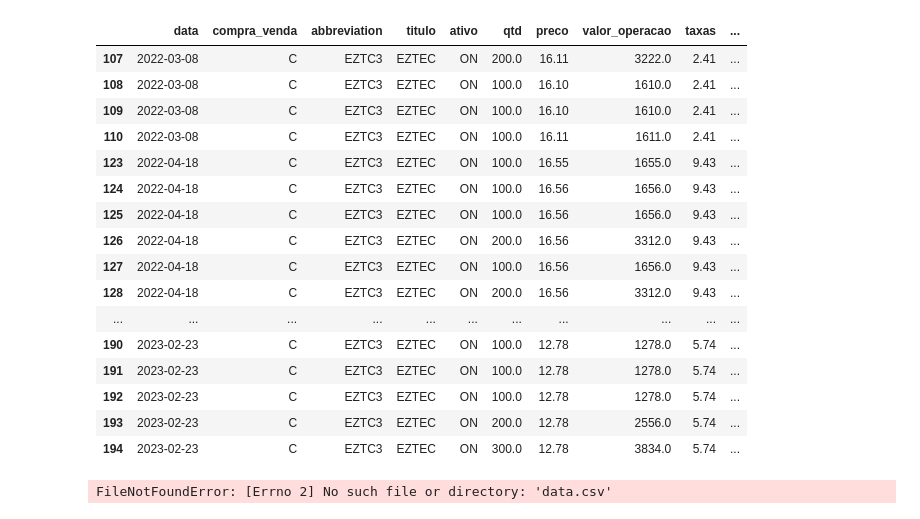
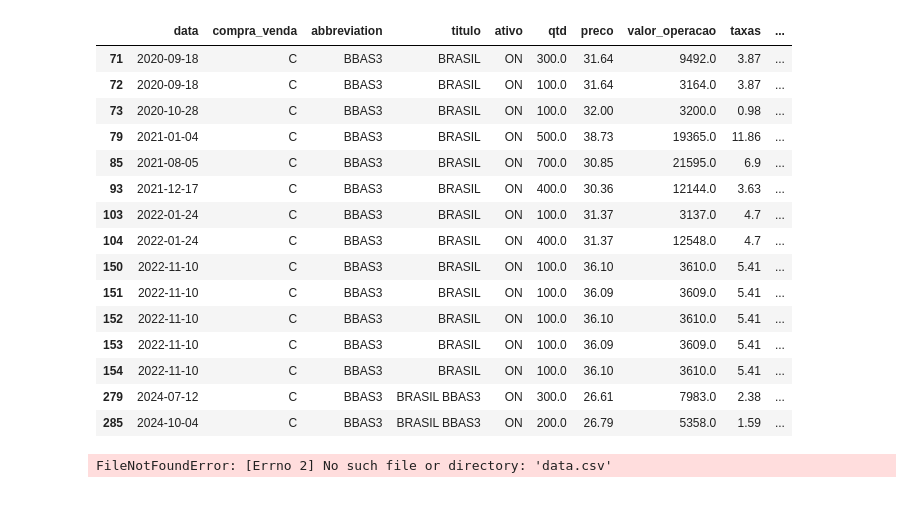
Before and after one commit to dokawa/lion-weapon, a Jupyter notebook: notebook.ipynb, the cells around one changed output. Cells and saved outputs as stored; diff of their text form; code cells hidden in the pictures.

```diff
--- a/notebook.ipynb
+++ b/notebook.ipynb
@@ -51,25 +51,24 @@ df
 | 7 | VALE3 | 67.311278 | 1800.0 |
 | 8 | WEGE3 | 29.724836 | 1700.0 |
 # %%
-raw_df[raw_df.abbreviation == "EZTC3"].head(50)
+raw_df[raw_df.abbreviation == "BBAS3"].head(50)
 # %% [output]
 |  | data | compra_venda | abbreviation | titulo | ativo | qtd | preco | valor_operacao | taxas | ... |
-| 107 | 2022-03-08 | C | EZTC3 | EZTEC | ON | 200.0 | 16.11 | 3222.0 | 2.41 | ... |
-| 108 | 2022-03-08 | C | EZTC3 | EZTEC | ON | 100.0 | 16.10 | 1610.0 | 2.41 | ... |
-| 109 | 2022-03-08 | C | EZTC3 | EZTEC | ON | 100.0 | 16.10 | 1610.0 | 2.41 | ... |
-| 110 | 2022-03-08 | C | EZTC3 | EZTEC | ON | 100.0 | 16.11 | 1611.0 | 2.41 | ... |
-| 123 | 2022-04-18 | C | EZTC3 | EZTEC | ON | 100.0 | 16.55 | 1655.0 | 9.43 | ... |
-| 124 | 2022-04-18 | C | EZTC3 | EZTEC | ON | 100.0 | 16.56 | 1656.0 | 9.43 | ... |
-| 125 | 2022-04-18 | C | EZTC3 | EZTEC | ON | 100.0 | 16.56 | 1656.0 | 9.43 | ... |
-| 126 | 2022-04-18 | C | EZTC3 | EZTEC | ON | 200.0 | 16.56 | 3312.0 | 9.43 | ... |
-| 127 | 2022-04-18 | C | EZTC3 | EZTEC | ON | 100.0 | 16.56 | 1656.0 | 9.43 | ... |
-| 128 | 2022-04-18 | C | EZTC3 | EZTEC | ON | 200.0 | 16.56 | 3312.0 | 9.43 | ... |
-| ... | ... | ... | ... | ... | ... | ... | ... | ... | ... | ... |
-| 190 | 2023-02-23 | C | EZTC3 | EZTEC | ON | 100.0 | 12.78 | 1278.0 | 5.74 | ... |
-| 191 | 2023-02-23 | C | EZTC3 | EZTEC | ON | 100.0 | 12.78 | 1278.0 | 5.74 | ... |
-| 192 | 2023-02-23 | C | EZTC3 | EZTEC | ON | 100.0 | 12.78 | 1278.0 | 5.74 | ... |
-| 193 | 2023-02-23 | C | EZTC3 | EZTEC | ON | 200.0 | 12.78 | 2556.0 | 5.74 | ... |
-| 194 | 2023-02-23 | C | EZTC3 | EZTEC | ON | 300.0 | 12.78 | 3834.0 | 5.74 | ... |
+| 71 | 2020-09-18 | C | BBAS3 | BRASIL | ON | 300.0 | 31.64 | 9492.0 | 3.87 | ... |
+| 72 | 2020-09-18 | C | BBAS3 | BRASIL | ON | 100.0 | 31.64 | 3164.0 | 3.87 | ... |
+| 73 | 2020-10-28 | C | BBAS3 | BRASIL | ON | 100.0 | 32.00 | 3200.0 | 0.98 | ... |
+| 79 | 2021-01-04 | C | BBAS3 | BRASIL | ON | 500.0 | 38.73 | 19365.0 | 11.86 | ... |
+| 85 | 2021-08-05 | C | BBAS3 | BRASIL | ON | 700.0 | 30.85 | 21595.0 | 6.9 | ... |
+| 93 | 2021-12-17 | C | BBAS3 | BRASIL | ON | 400.0 | 30.36 | 12144.0 | 3.63 | ... |
+| 103 | 2022-01-24 | C | BBAS3 | BRASIL | ON | 100.0 | 31.37 | 3137.0 | 4.7 | ... |
+| 104 | 2022-01-24 | C | BBAS3 | BRASIL | ON | 400.0 | 31.37 | 12548.0 | 4.7 | ... |
+| 150 | 2022-11-10 | C | BBAS3 | BRASIL | ON | 100.0 | 36.10 | 3610.0 | 5.41 | ... |
+| 151 | 2022-11-10 | C | BBAS3 | BRASIL | ON | 100.0 | 36.09 | 3609.0 | 5.41 | ... |
+| 152 | 2022-11-10 | C | BBAS3 | BRASIL | ON | 100.0 | 36.10 | 3610.0 | 5.41 | ... |
+| 153 | 2022-11-10 | C | BBAS3 | BRASIL | ON | 100.0 | 36.09 | 3609.0 | 5.41 | ... |
+| 154 | 2022-11-10 | C | BBAS3 | BRASIL | ON | 100.0 | 36.10 | 3610.0 | 5.41 | ... |
+| 279 | 2024-07-12 | C | BBAS3 | BRASIL BBAS3 | ON | 300.0 | 26.61 | 7983.0 | 2.38 | ... |
+| 285 | 2024-10-04 | C | BBAS3 | BRASIL BBAS3 | ON | 200.0 | 26.79 | 5358.0 | 1.59 | ... |
 # %%
 save_csv(lp.get_raw_df())
 
```
Also changed, not shown: parts of 1 cell of this notebook, 4 other files.
